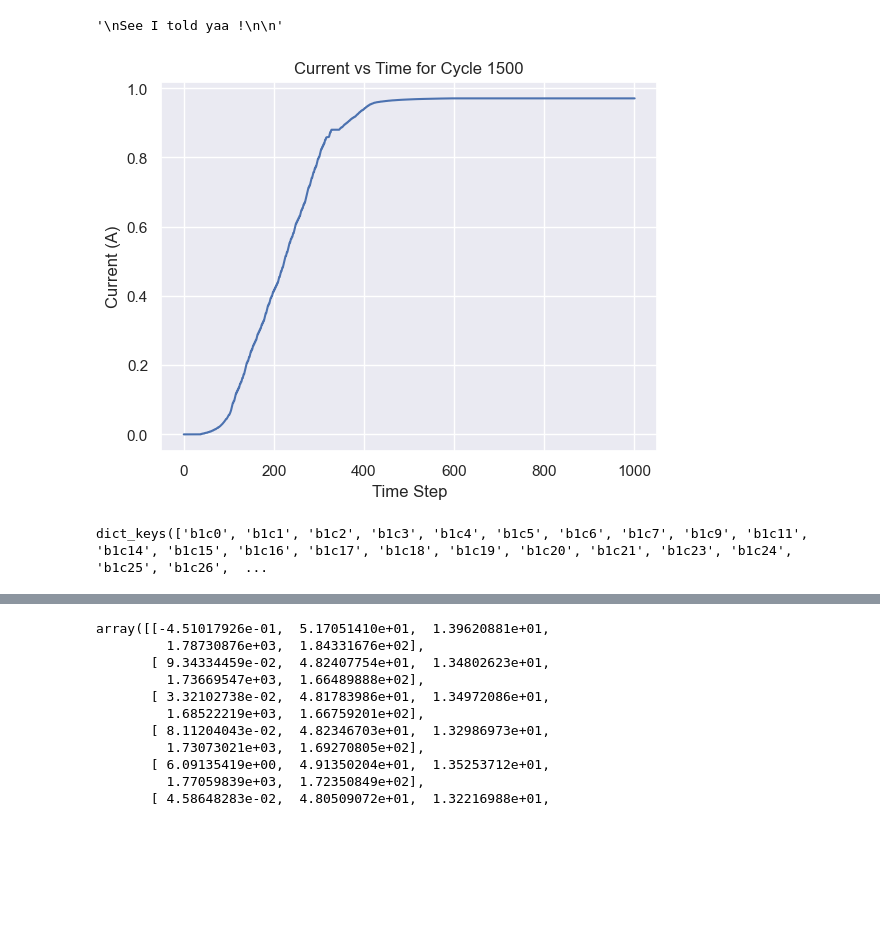
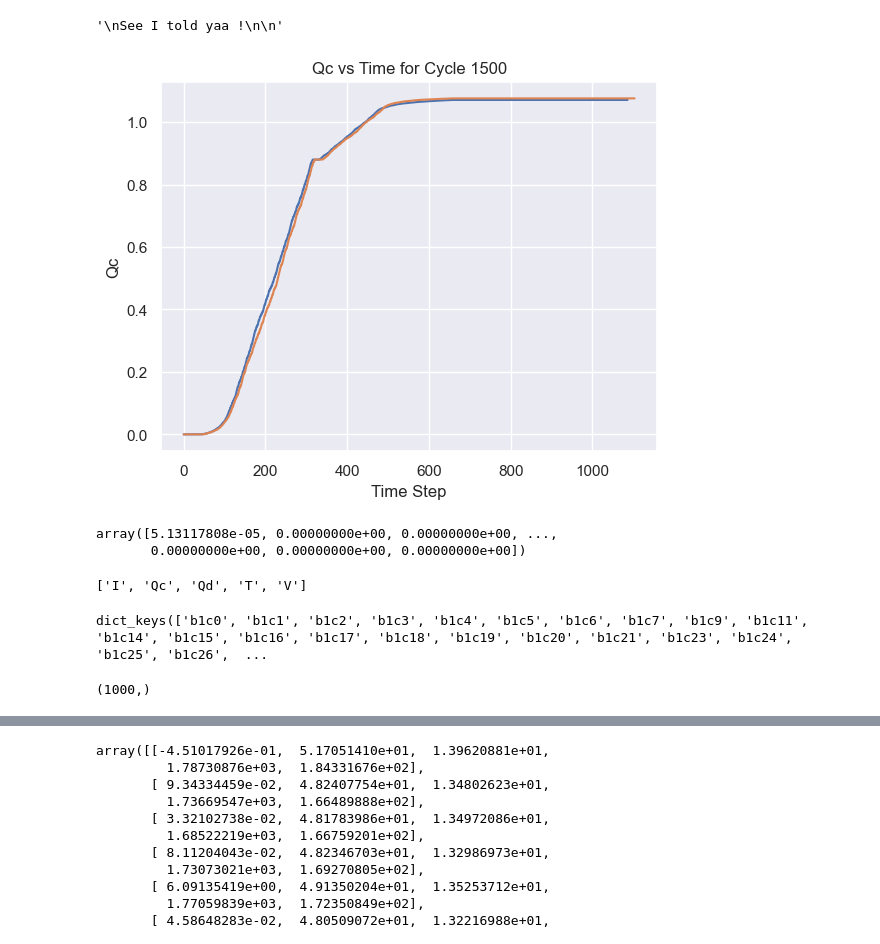
Before and after one commit to marif5/dd_battery_mdl, a Jupyter notebook: Load Data_update.ipynb, the cells around one changed output, grey strips where cells are left out. Cells and saved outputs as stored; diff of their text form; code cells hidden in the pictures; blank space fills up the shorter version.

```diff
--- a/Load Data_update.ipynb
+++ b/Load Data_update.ipynb
@@ -208,14 +209,28 @@ dict_keys(['I', 'Qc', 'Qd', 'Qdlin', 'T', 'Tdlin', 'V', 'dQdV', 't'])
 dict_keys(['b1c0', 'b1c1', 'b1c2', 'b1c3', 'b1c4', 'b1c5', 'b1c6', 'b1c7', 'b1c9', 'b1c11', 'b1c14', 'b1c15', 'b1c16', 'b1c17', 'b1c18', 'b1c19', 'b1c20', 'b1c21', 'b1c23', 'b1c24', 'b1c25', 'b1c26',  ...
 '\nSee I told yaa !\n\n'
 # %%
-x = batch1['b1c0']['cycles']['1500']['Qc']
+x = batch1['b1c0']['cycles']['1']['Qc']
 plt.plot(np.arange(len(x)), x)
 plt.xlabel('Time Step')
-plt.ylabel('Current (A)')
-plt.title('Current vs Time for Cycle 1500')
+plt.ylabel('Qc')
+plt.title('Qc vs Time for Cycle 1500')
+
+x = batch1['b1c0']['cycles']['80']['Qc']
+plt.plot(np.arange(len(x)), x)
+plt.xlabel('Time Step')
+plt.ylabel('Qc')
+plt.title('Qc vs Time for Cycle 1500')
+
 plt.show()
 # %% [output]
-[figure, old version]
+[figure, new version]
+# %%
+dQ = np.diff(batch1['b1c0']['cycles']['1500']['Qc'])
+dV = np.diff(batch1['b1c0']['cycles']['1500']['V'])
+dQ/dV
+# %% [output]
+array([5.13117808e-05, 0.00000000e+00, 0.00000000e+00, ...,
+       0.00000000e+00, 0.00000000e+00, 0.00000000e+00])
 # %%
 """
     │   ├── I: NumPy array (Current data)
@@ -230,3 +245,7 @@ plt.show()
 """
 
 features = ["I", "Qc","Qd","T","V"]
+
+features
+# %% [output]
+['I', 'Qc', 'Qd', 'T', 'V']
@@ -234,5 +255,9 @@ features = ["I", "Qc","Qd","T","V"]
 batch1.keys()
 # %% [output]
 dict_keys(['b1c0', 'b1c1', 'b1c2', 'b1c3', 'b1c4', 'b1c5', 'b1c6', 'b1c7', 'b1c9', 'b1c11', 'b1c14', 'b1c15', 'b1c16', 'b1c17', 'b1c18', 'b1c19', 'b1c20', 'b1c21', 'b1c23', 'b1c24', 'b1c25', 'b1c26',  ...
+# %%
+batch1["b1c45"]["cycles"]["100"]["dQdV"].shape
+# %% [output]
+(1000,)
 # %%
 from collections import defaultdict
```
Also changed, not shown: parts of 33 cells of this notebook.
